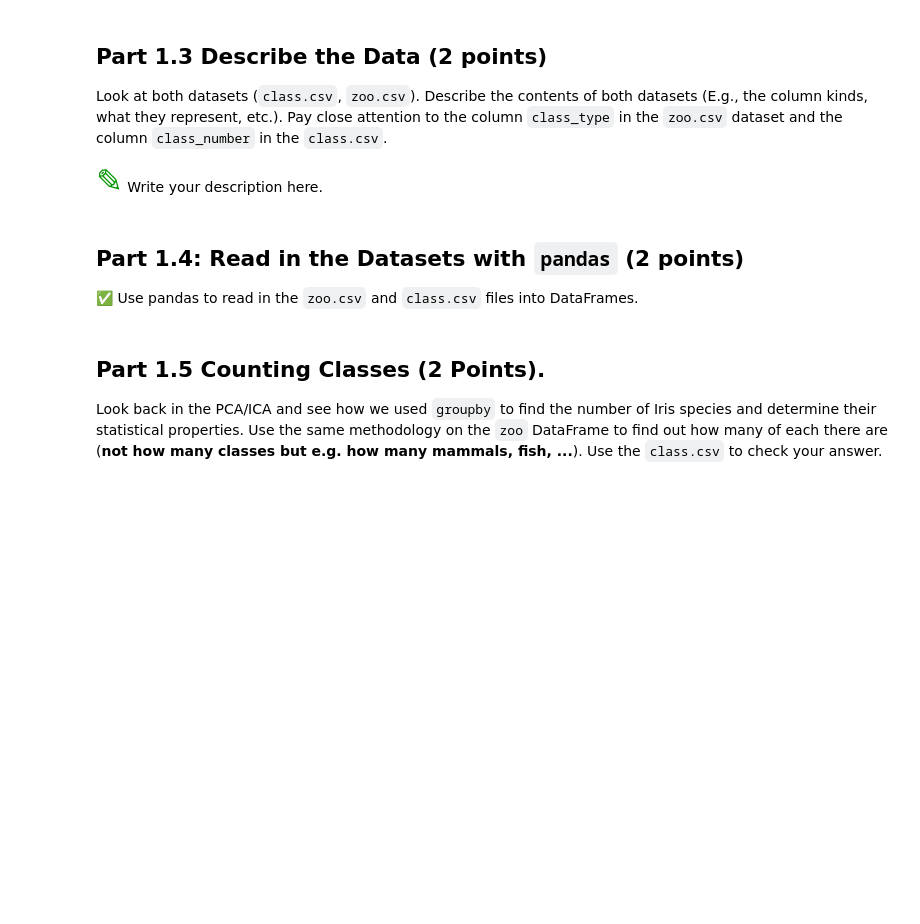
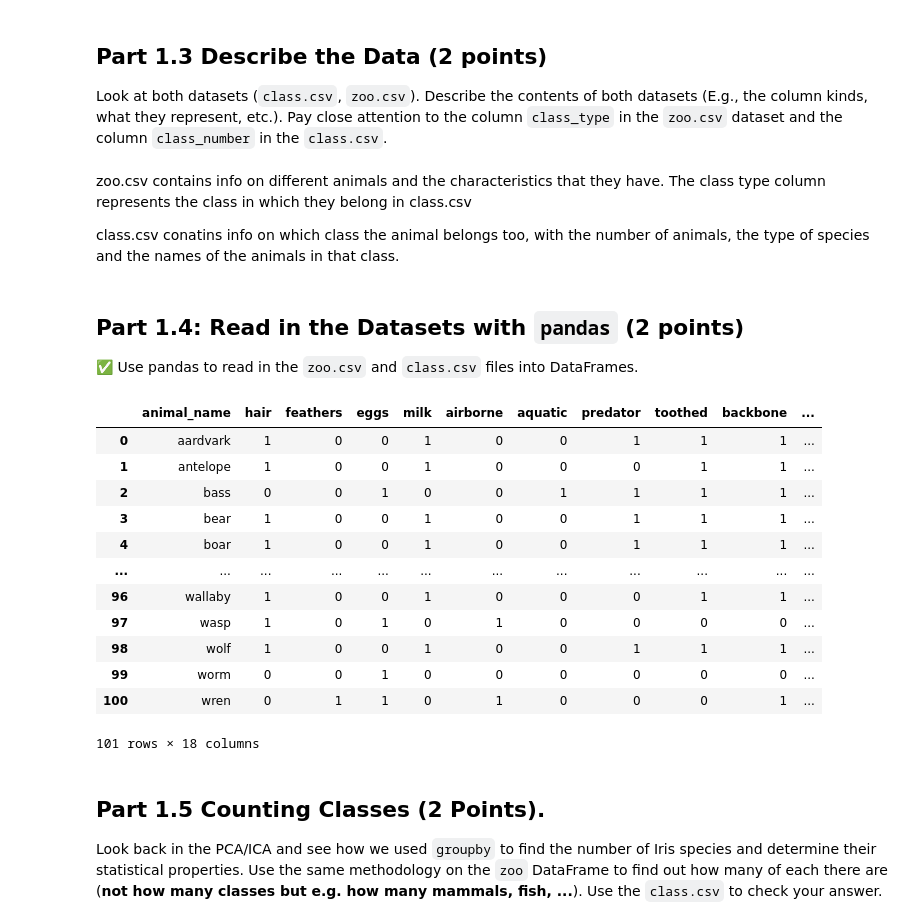
Before and after one commit to lucaswunderlich/CMSE202-s23-turnin, a Jupyter notebook: hw-02/HW-02_PandasAndObjects-Wunderlich.ipynb, the cells around one changed output. Drawn from its saved outputs; the diff is of its cells as text; code cells hidden in the pictures; blank space fills up the shorter version.

```diff
--- a/hw-02/HW-02_PandasAndObjects-Wunderlich.ipynb
+++ b/hw-02/HW-02_PandasAndObjects-Wunderlich.ipynb
@@ -76,13 +85,36 @@ Open a terminal and use the **commandline** to view the datasets with the tools
 
 Look at both datasets (`class.csv`, `zoo.csv`). Describe the contents of both datasets (E.g., the column kinds, what they represent, etc.). Pay close attention to the column `class_type` in the `zoo.csv` dataset and the column `class_number` in the `class.csv`.
 # %% [markdown]
-<font size=6 color="#009600">&#9998;</font> Write your description here.
+zoo.csv contains info on different animals and the characteristics that they have. The class type column represents the class in which they belong in class.csv
+
+class.csv conatins info on which class the animal belongs too, with the number of animals, the type of species and the names of the animals in that class.
 # %% [markdown]
 ## Part 1.4: Read in the Datasets with `pandas` (2 points)
 
 &#9989; Use pandas to read in the `zoo.csv` and `class.csv` files into DataFrames.
 # %%
 #Write code here
+import pandas as pd
+
+zoo_data = pd.read_csv("zoo.csv")
+
+class_data = pd.read_csv("class.csv")
+
+zoo_data
+# %% [output]
+|  | animal_name | hair | feathers | eggs | milk | airborne | aquatic | predator | toothed | backbone | ... |
+| 0 | aardvark | 1 | 0 | 0 | 1 | 0 | 0 | 1 | 1 | 1 | ... |
+| 1 | antelope | 1 | 0 | 0 | 1 | 0 | 0 | 0 | 1 | 1 | ... |
+| 2 | bass | 0 | 0 | 1 | 0 | 0 | 1 | 1 | 1 | 1 | ... |
+| 3 | bear | 1 | 0 | 0 | 1 | 0 | 0 | 1 | 1 | 1 | ... |
+| 4 | boar | 1 | 0 | 0 | 1 | 0 | 0 | 1 | 1 | 1 | ... |
+| ... | ... | ... | ... | ... | ... | ... | ... | ... | ... | ... | ... |
+| 96 | wallaby | 1 | 0 | 0 | 1 | 0 | 0 | 0 | 1 | 1 | ... |
+| 97 | wasp | 1 | 0 | 1 | 0 | 1 | 0 | 0 | 0 | 0 | ... |
+| 98 | wolf | 1 | 0 | 0 | 1 | 0 | 0 | 1 | 1 | 1 | ... |
+| 99 | worm | 0 | 0 | 1 | 0 | 0 | 0 | 0 | 0 | 0 | ... |
+| 100 | wren | 0 | 1 | 1 | 0 | 1 | 0 | 0 | 0 | 1 | ... |
+101 rows × 18 columns
 # %% [markdown]
 ## Part 1.5 Counting Classes (2 Points).
 
```
Also changed, not shown: parts of 6 cells of this notebook.
